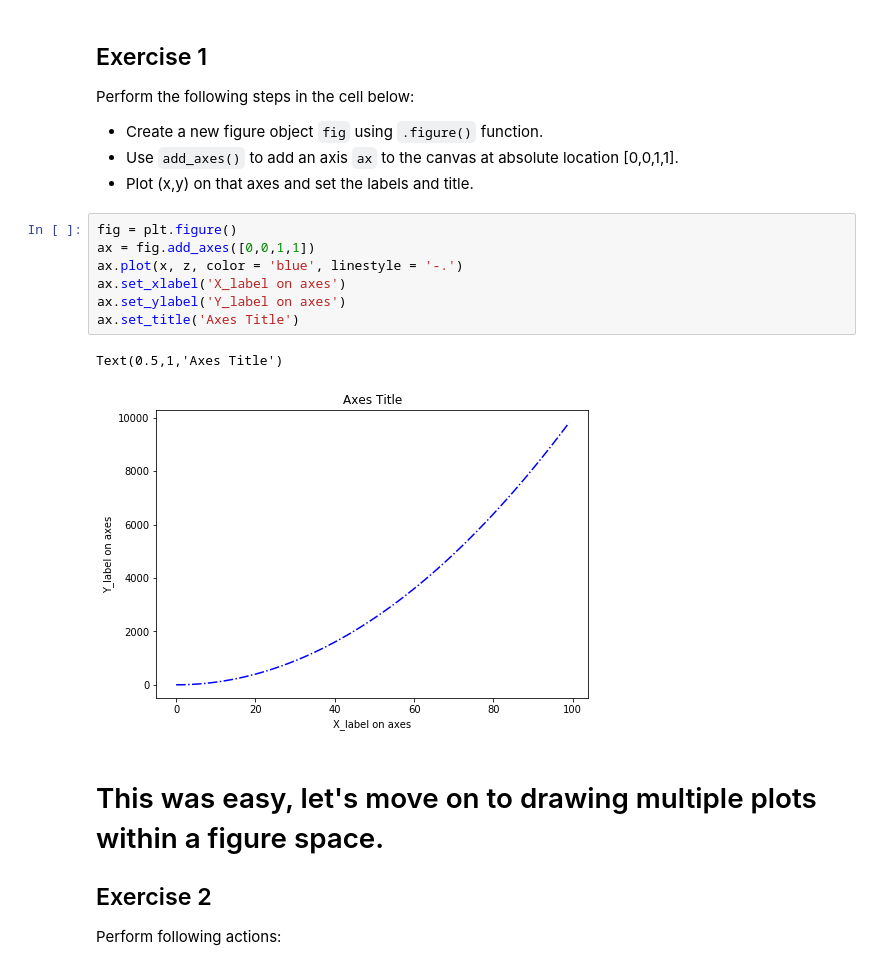
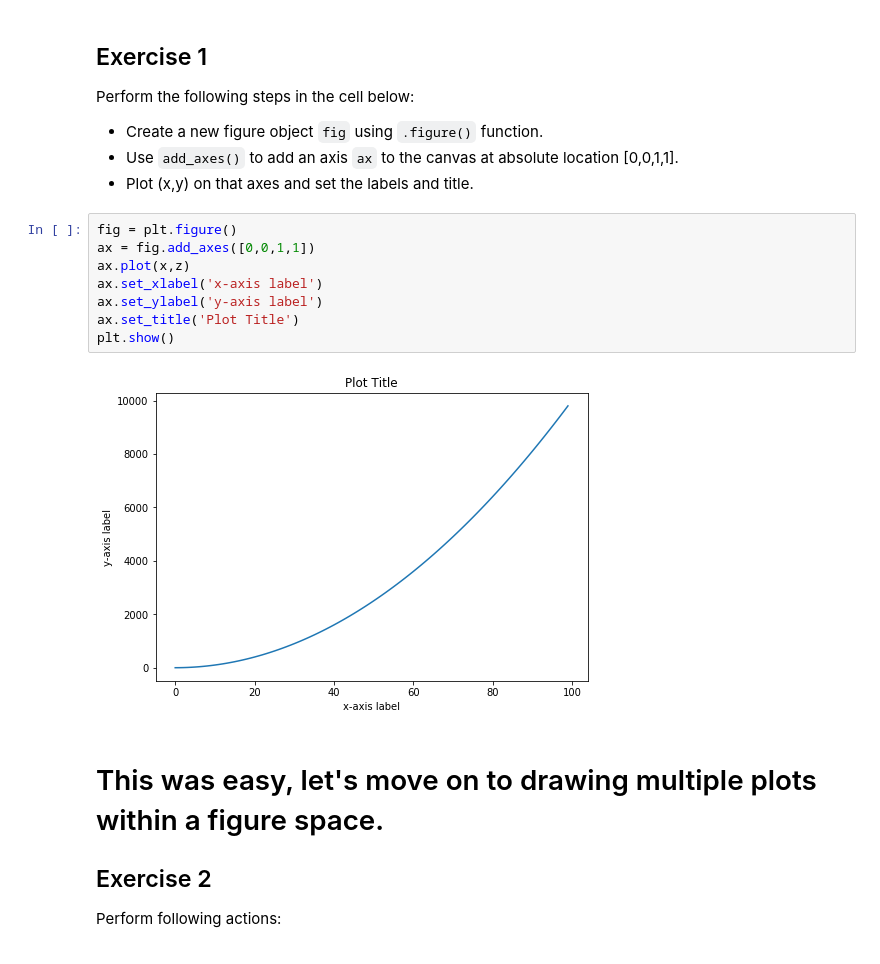
Before and after one commit to ingridhastings/dsc-1-03-13-customizing-visualizations-with-matplotlib-lab-online-ds-sp-000, a Jupyter notebook: index.ipynb, the cells around one changed output. Drawn from its saved outputs; the diff is of its cells as text.

```diff
--- a/index.ipynb
+++ b/index.ipynb
@@ -66,13 +66,13 @@ Perform the following steps in the cell below:
 # %%
 fig = plt.figure()
 ax = fig.add_axes([0,0,1,1])
-ax.plot(x, z, color = 'blue', linestyle = '-.')
-ax.set_xlabel('X_label on axes')
-ax.set_ylabel('Y_label on axes')
-ax.set_title('Axes Title')
+ax.plot(x,z)
+ax.set_xlabel('x-axis label')
+ax.set_ylabel('y-axis label')
+ax.set_title('Plot Title')
+plt.show()
 # %% [output]
-Text(0.5,1,'Axes Title')
-[figure, old version]
+[figure, new version]
 # %% [markdown]
 # This was easy, let's move on to drawing multiple plots within a figure space.
 
```
Also changed, not shown: parts of 1 cell of this notebook.
